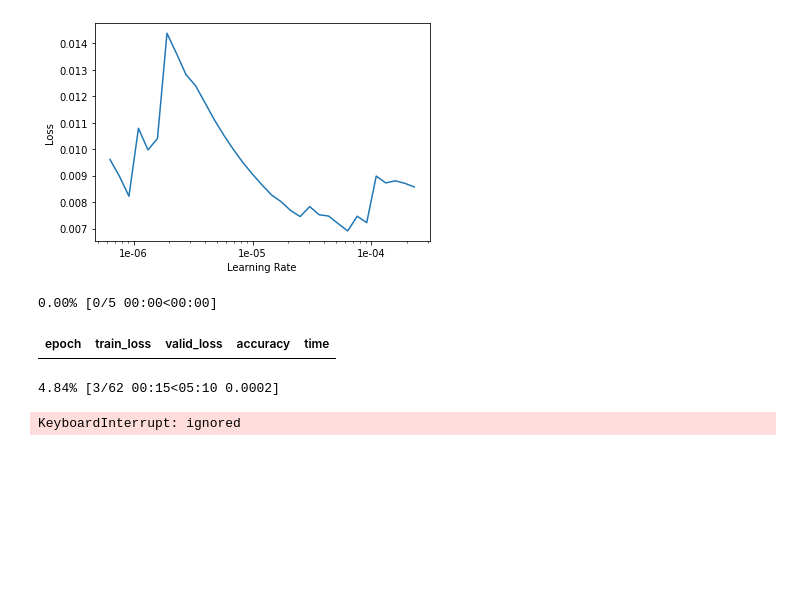
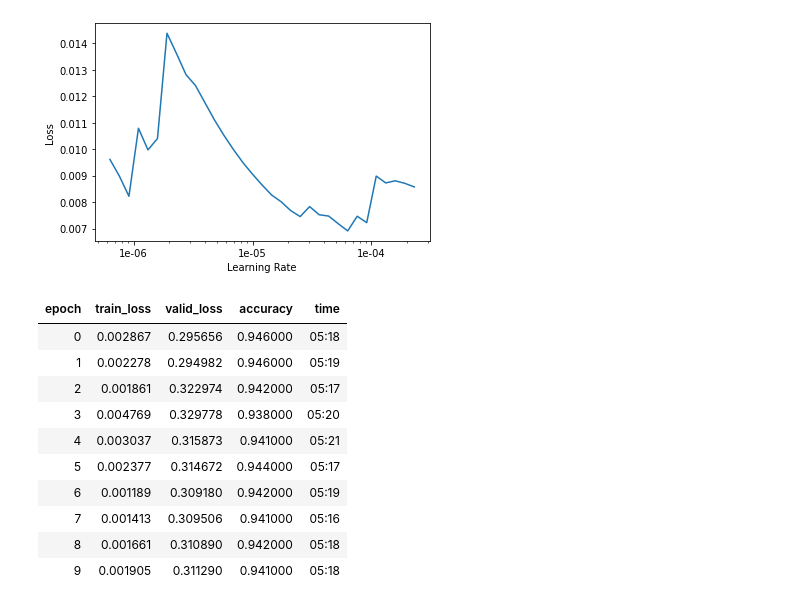
Before and after one commit to amitnits2016/fastai, a Jupyter notebook: 5_VehicleClassClassification/5_VehicleClassClassification.ipynb, the cells around one changed output. Drawn from its saved outputs; the diff is of its cells as text; code cells hidden in the pictures; blank space fills up the shorter version.

```diff
--- a/5_VehicleClassClassification/5_VehicleClassClassification.ipynb
+++ b/5_VehicleClassClassification/5_VehicleClassClassification.ipynb
@@ -197,9 +198,16 @@ learn_resnet101.recorder.plot()
 LR Finder is complete, type {learner_name}.recorder.plot() to see the graph.
 [figure]
 # %%
-learn_resnet101.fit_one_cycle(5,max_lr=slice(7e-7,2e-4))
+learn_resnet101.fit_one_cycle(10,max_lr=slice(7e-7,2e-4), callbacks=[SaveModelCallback(learn_resnet101, every='epoch', monitor='accuracy')])
 # %% [output]
-0.00% [0/5 00:00<00:00]
 | epoch | train_loss | valid_loss | accuracy | time |
+| 0 | 0.002867 | 0.295656 | 0.946000 | 05:18 |
+| 1 | 0.002278 | 0.294982 | 0.946000 | 05:19 |
+| 2 | 0.001861 | 0.322974 | 0.942000 | 05:17 |
+| 3 | 0.004769 | 0.329778 | 0.938000 | 05:20 |
+| 4 | 0.003037 | 0.315873 | 0.941000 | 05:21 |
+| 5 | 0.002377 | 0.314672 | 0.944000 | 05:17 |
+| 6 | 0.001189 | 0.309180 | 0.942000 | 05:19 |
+| 7 | 0.001413 | 0.309506 | 0.941000 | 05:16 |
+| 8 | 0.001661 | 0.310890 | 0.942000 | 05:18 |
+| 9 | 0.001905 | 0.311290 | 0.941000 | 05:18 |
-4.84% [3/62 00:15<05:10 0.0002]
-KeyboardInterrupt: ignored
```
Also changed, not shown: parts of 9 cells of this notebook.
